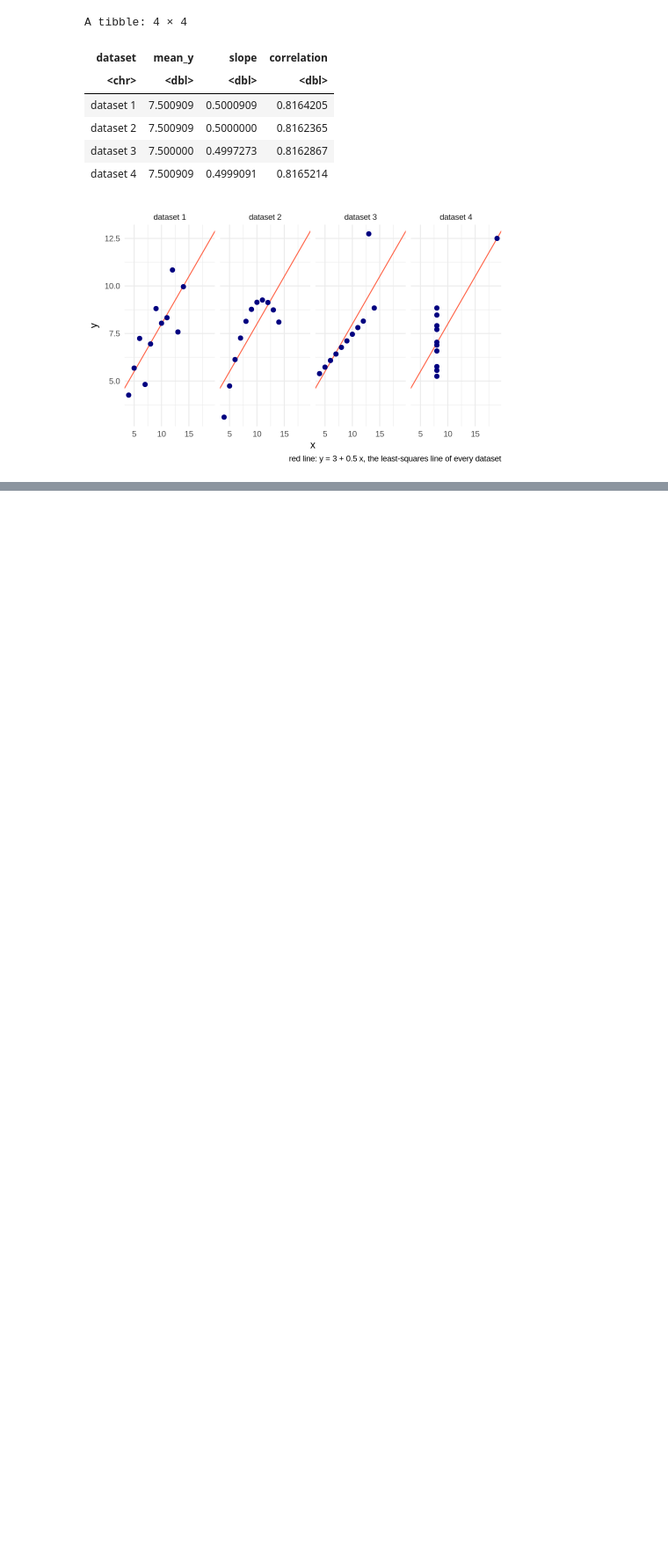
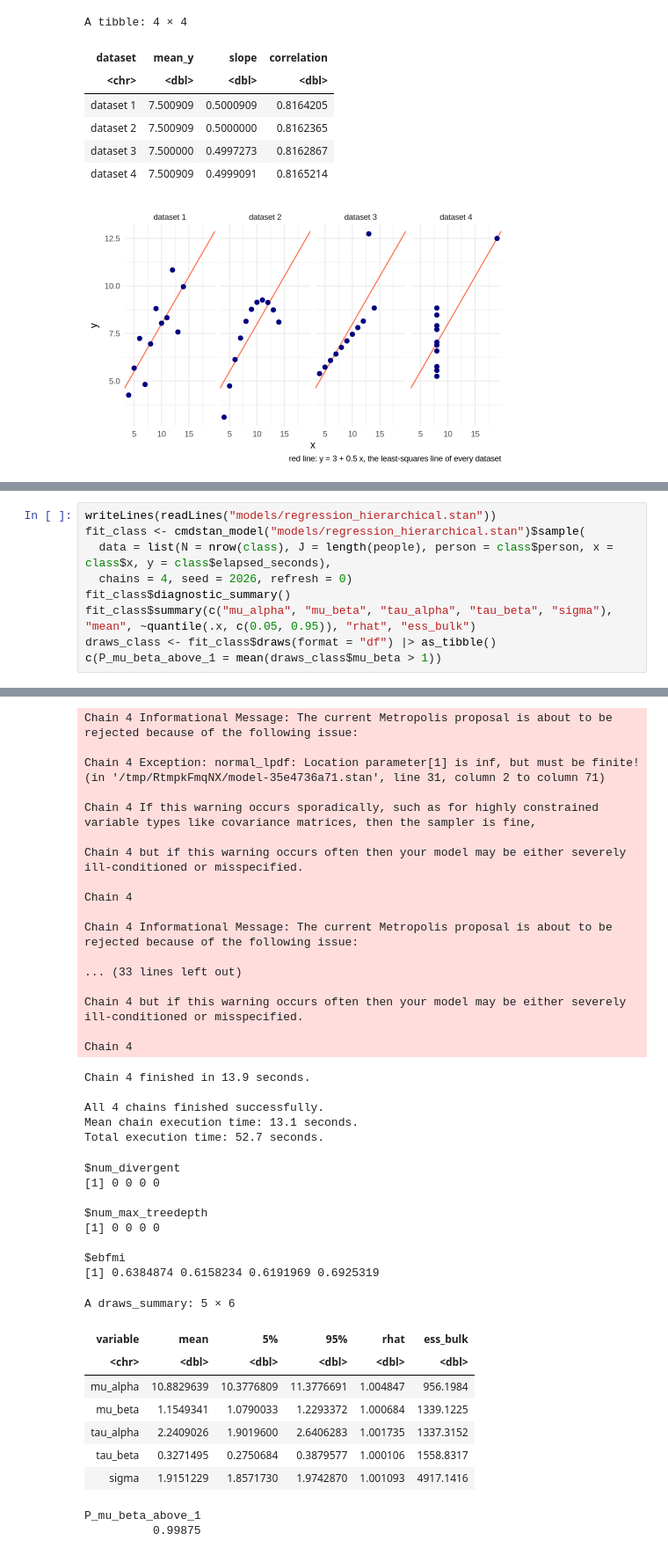
Before and after one commit to chengl7/Bayes_stats_2026, a Jupyter notebook: day-5/demos/demo-2-fit-predict-check.ipynb, the cells around one changed output, grey strips where cells are left out. Shown at 88% size. Drawn from its saved outputs; the diff is of its cells as text; blank space fills up the shorter version.

```diff
--- a/day-5/demos/demo-2-fit-predict-check.ipynb
+++ b/day-5/demos/demo-2-fit-predict-check.ipynb
@@ -410,0 +432,10 @@ A tibble: 4 × 4
+# %%
+writeLines(readLines("models/regression_hierarchical.stan"))
+fit_class <- cmdstan_model("models/regression_hierarchical.stan")$sample(
+  data = list(N = nrow(class), J = length(people), person = class$person, x = class$x, y = class$elapsed_seconds),
+  chains = 4, seed = 2026, refresh = 0)
+fit_class$diagnostic_summary()
+fit_class$summary(c("mu_alpha", "mu_beta", "tau_alpha", "tau_beta", "sigma"), "mean", ~quantile(.x, c(0.05, 0.95)), "rhat", "ess_bulk")
+draws_class <- fit_class$draws(format = "df") |> as_tibble()
+c(P_mu_beta_above_1 = mean(draws_class$mu_beta > 1))
+# %% [output]
@@ -410,0 +459,40 @@ A tibble: 4 × 4
+Chain 4 Informational Message: The current Metropolis proposal is about to be rejected because of the following issue:
+
+Chain 4 Exception: normal_lpdf: Location parameter[1] is inf, but must be finite! (in '/tmp/RtmpkFmqNX/model-35e4736a71.stan', line 31, column 2 to column 71)
+
+Chain 4 If this warning occurs sporadically, such as for highly constrained variable types like covariance matrices, then the sampler is fine,
+
+Chain 4 but if this warning occurs often then your model may be either severely ill-conditioned or misspecified.
+
+Chain 4
+
+Chain 4 Informational Message: The current Metropolis proposal is about to be rejected because of the following issue:
+
+... (33 lines left out)
+
+Chain 4 but if this warning occurs often then your model may be either severely ill-conditioned or misspecified.
+
+Chain 4
+Chain 4 finished in 13.9 seconds.
+
+All 4 chains finished successfully.
+Mean chain execution time: 13.1 seconds.
+Total execution time: 52.7 seconds.
+$num_divergent
+[1] 0 0 0 0
+
+$num_max_treedepth
+[1] 0 0 0 0
+
+$ebfmi
+[1] 0.6384874 0.6158234 0.6191969 0.6925319
+A draws_summary: 5 × 6
+| variable | mean | 5% | 95% | rhat | ess_bulk |
+| <chr> | <dbl> | <dbl> | <dbl> | <dbl> | <dbl> |
+| mu_alpha | 10.8829639 | 10.3776809 | 11.3776691 | 1.004847 | 956.1984 |
+| mu_beta | 1.1549341 | 1.0790033 | 1.2293372 | 1.000684 | 1339.1225 |
+| tau_alpha | 2.2409026 | 1.9019600 | 2.6406283 | 1.001735 | 1337.3152 |
+| tau_beta | 0.3271495 | 0.2750684 | 0.3879577 | 1.000106 | 1558.8317 |
+| sigma | 1.9151229 | 1.8571730 | 1.9742870 | 1.001093 | 4917.1416 |
+P_mu_beta_above_1
+          0.99875
```
Also changed, not shown: parts of 9 cells of this notebook, 40 other files.
